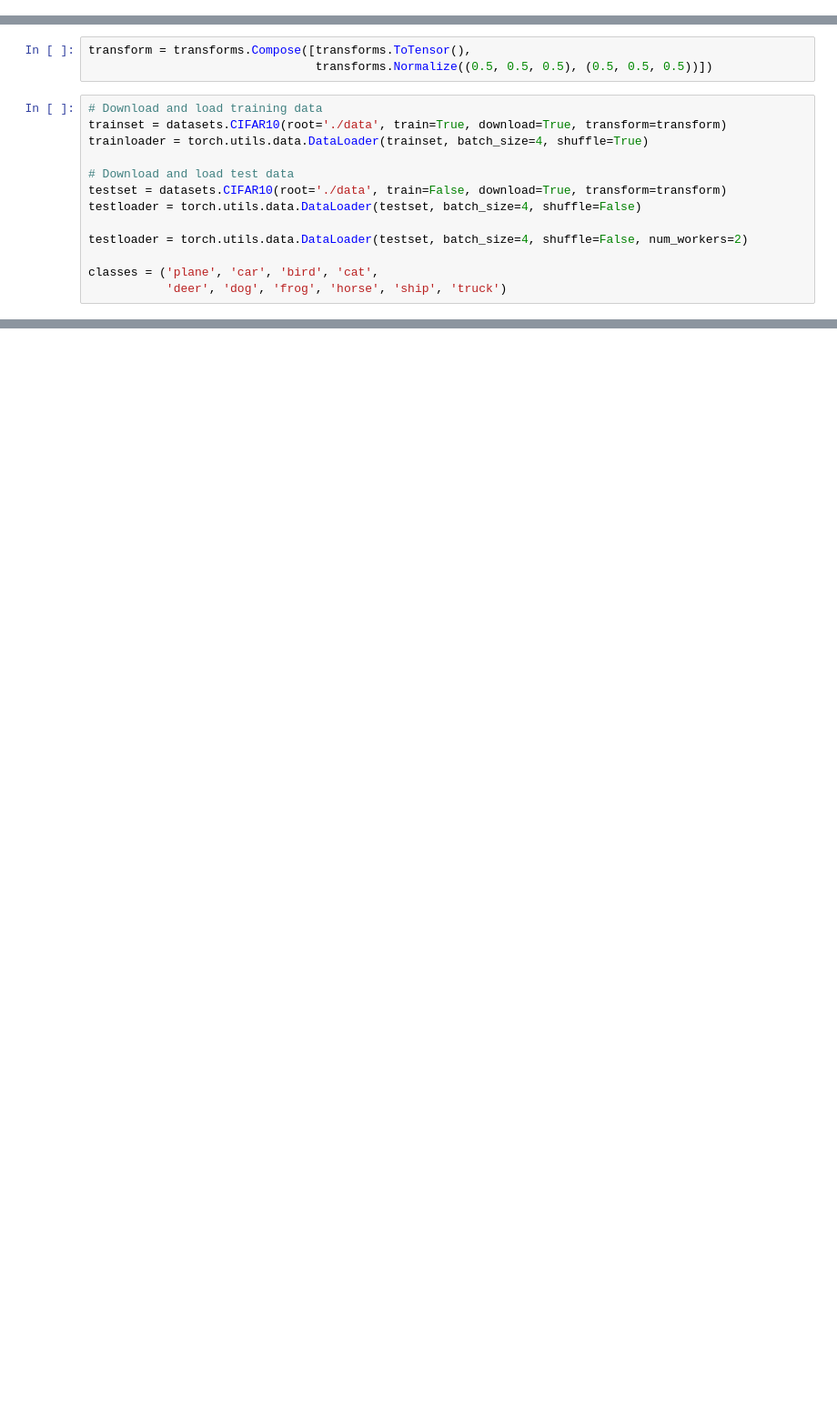
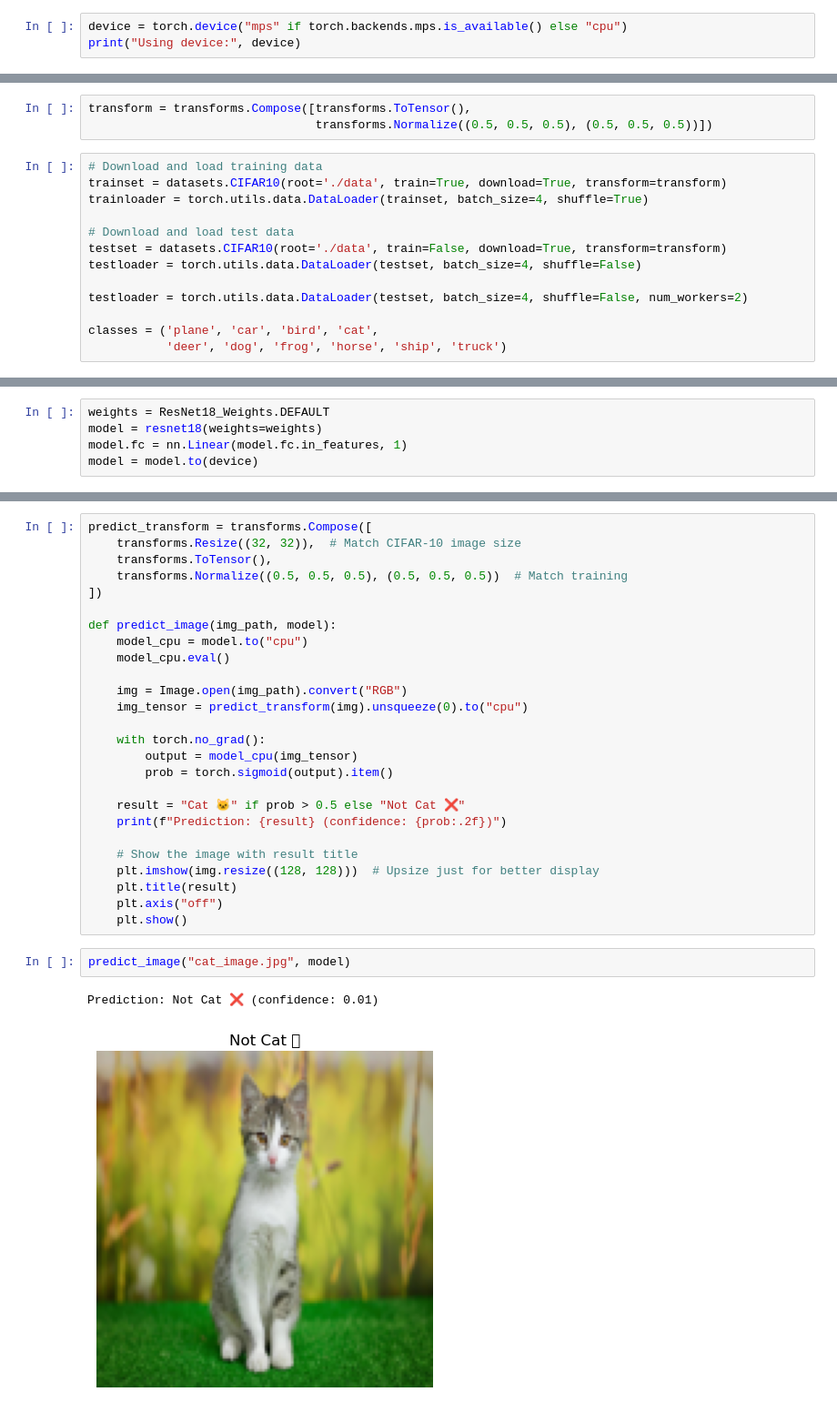
Before and after one commit to gitvegard/info284, a Jupyter notebook: task2/CNN.ipynb, the cells around one changed output, grey strips where cells are left out. Shown at 91% size. Cells and saved outputs as stored; diff of their text form; blank space fills up the shorter version.

```diff
--- a/task2/CNN.ipynb
+++ b/task2/CNN.ipynb
@@ -8,0 +15,3 @@ from torchvision.utils import make_grid
+# %%
+device = torch.device("mps" if torch.backends.mps.is_available() else "cpu")
+print("Using device:", device)
@@ -42,0 +73,5 @@ plane frog  frog  plane
+# %%
+weights = ResNet18_Weights.DEFAULT
+model = resnet18(weights=weights)
+model.fc = nn.Linear(model.fc.in_features, 1)
+model = model.to(device)
@@ -42,0 +160,31 @@ plane frog  frog  plane
+# %%
+predict_transform = transforms.Compose([
+    transforms.Resize((32, 32)),  # Match CIFAR-10 image size
+    transforms.ToTensor(),
+    transforms.Normalize((0.5, 0.5, 0.5), (0.5, 0.5, 0.5))  # Match training
+])
+
+def predict_image(img_path, model):
+    model_cpu = model.to("cpu")
+    model_cpu.eval()
+
+    img = Image.open(img_path).convert("RGB")
+    img_tensor = predict_transform(img).unsqueeze(0).to("cpu")
+
+    with torch.no_grad():
+        output = model_cpu(img_tensor)
+        prob = torch.sigmoid(output).item()
+
+    result = "Cat 🐱" if prob > 0.5 else "Not Cat ❌"
+    print(f"Prediction: {result} (confidence: {prob:.2f})")
+
+    # Show the image with result title
+    plt.imshow(img.resize((128, 128)))  # Upsize just for better display
+    plt.title(result)
+    plt.axis("off")
+    plt.show()
+# %%
+predict_image("cat_image.jpg", model)
+# %% [output]
+Prediction: Not Cat ❌ (confidence: 0.01)
+[figure, added]
```
Also changed, not shown: parts of 7 cells of this notebook, 2 other files.
